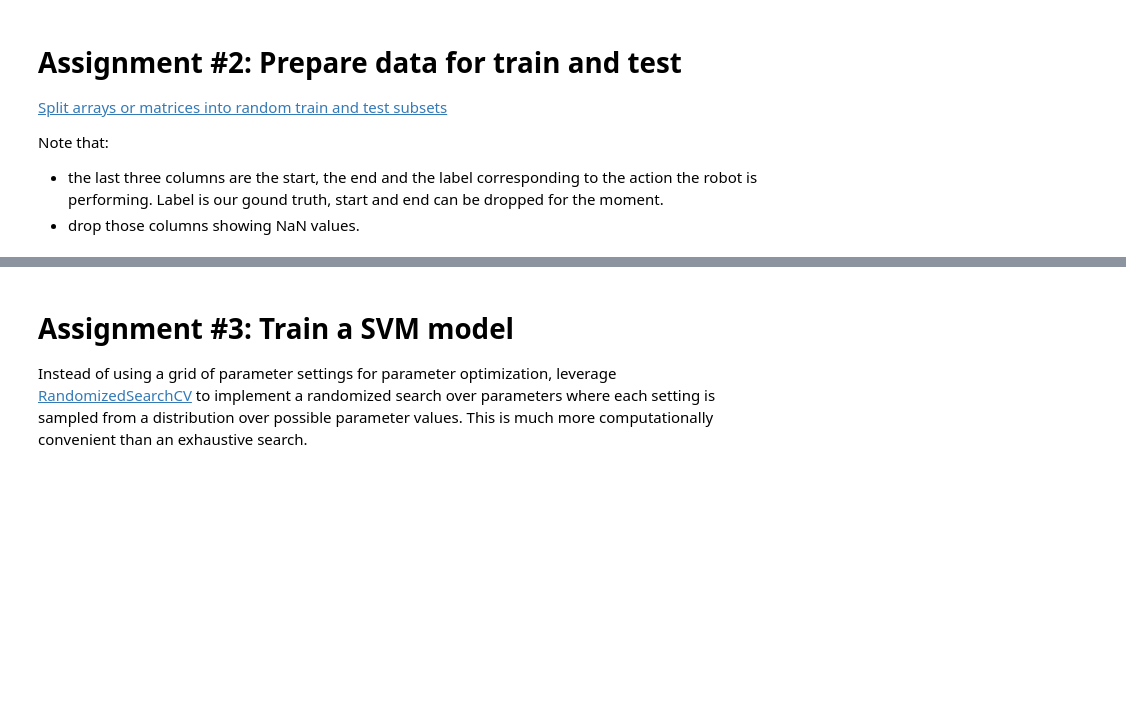
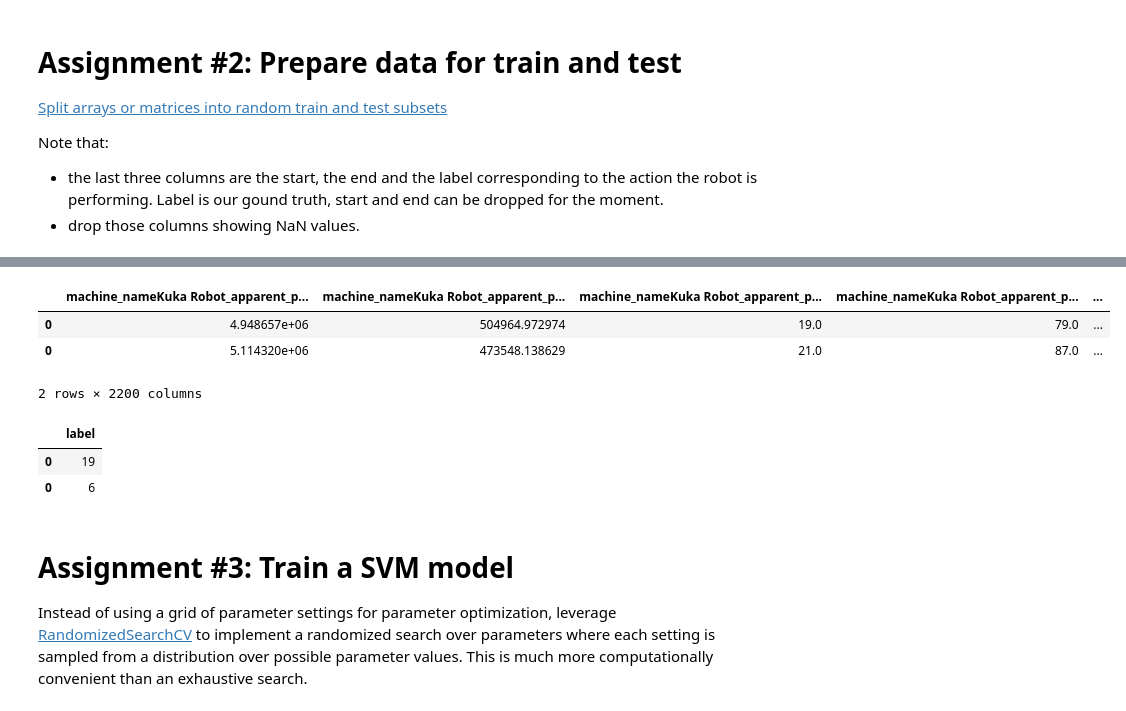
Before and after one commit to gabriquaranta/machine-learning-applications, a Jupyter notebook: LABFP/1_ML_time-series-assignment-B.ipynb, the cells around one changed output, grey strips where cells are left out. Saved outputs shown, nothing was run; the diff lists cells and outputs as text; code cells hidden in the pictures; blank space fills up the shorter version.

```diff
--- a/LABFP/1_ML_time-series-assignment-B.ipynb
+++ b/LABFP/1_ML_time-series-assignment-B.ipynb
@@ -334,3 +424,16 @@ y_test = [...]
+# %%
+X_train.head(2)
+# %% [output]
+|  | machine_nameKuka Robot_apparent_p... | machine_nameKuka Robot_apparent_p... | machine_nameKuka Robot_apparent_p... | machine_nameKuka Robot_apparent_p... | ... |
+| 0 | 4.948657e+06 | 504964.972974 | 19.0 | 79.0 | ... |
+| 0 | 5.114320e+06 | 473548.138629 | 21.0 | 87.0 | ... |
+2 rows × 2200 columns
+# %%
+y_train.head(2)
+# %% [output]
+|  | label |
+| 0 | 19 |
+| 0 | 6 |
 # %% [markdown]
 # Assignment #3: Train a SVM model
 
```
Also changed, not shown: parts of 33 cells of this notebook.
